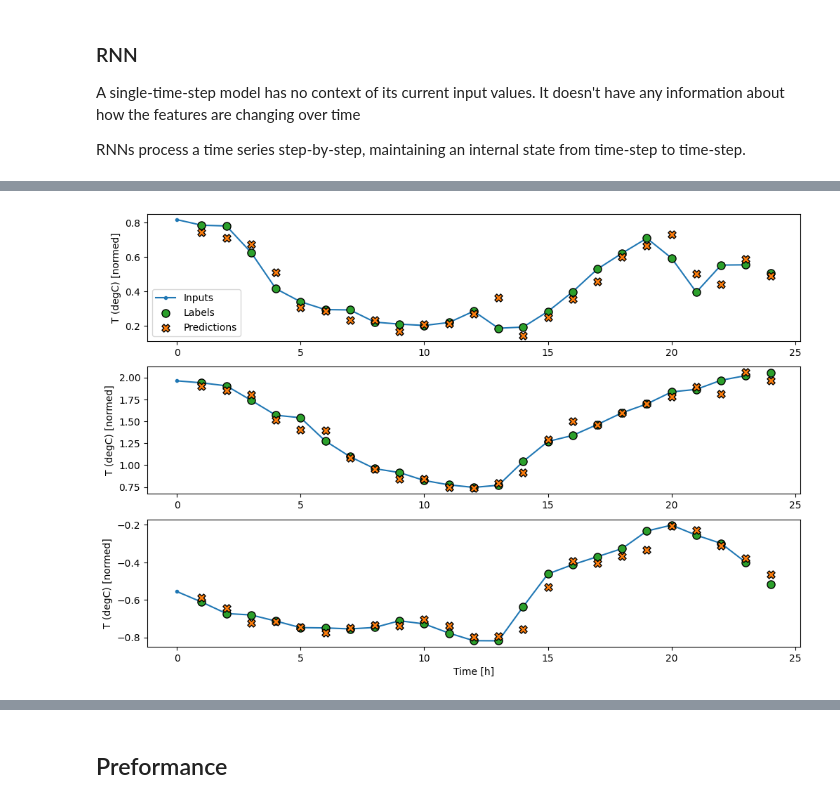
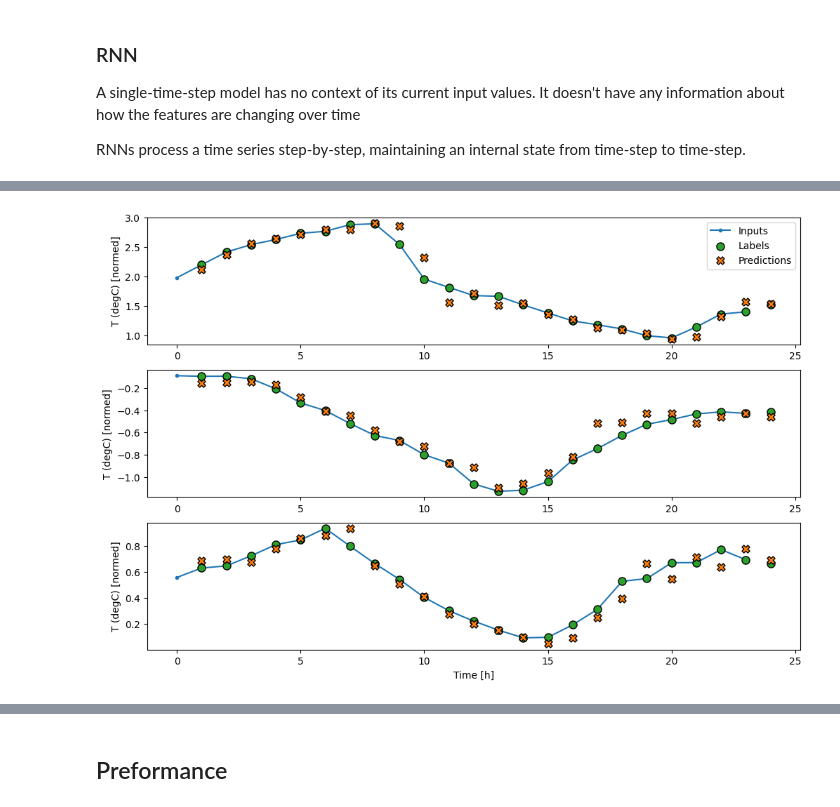
Before and after one commit to charlesaraya/deep-learning-notebooks, a Jupyter notebook: Forecasting/Weather_Forecasting.ipynb, the cells around one changed output, grey strips where cells are left out. Cells and saved outputs as stored; diff of their text form; code cells hidden in the pictures.

```diff
--- a/Forecasting/Weather_Forecasting.ipynb
+++ b/Forecasting/Weather_Forecasting.ipynb
@@ -370,5 +324,5 @@ Labels shape: (3, 24, 19)
 # %%
-def plot(x_data, y_data, predictions=None, col_name=None, col_index=None, y_index=None, x_indices=None, y_indices=None, max_subplots=3):
+def plot(self, x_data, y_data, predictions=None, col_name=None, col_index=None, y_index=None, x_indices=None, y_indices=None, max_subplots=3):
 
     plt.figure(figsize=(12, 8))
 
@@ -390,4 +344,4 @@ def plot(x_data, y_data, predictions=None, col_name=None, col_index=None, y_inde
 
     plt.xlabel('Time [h]')
 
-    return None
+DataManager.plot = plot
@@ -393,0 +352,11 @@ def plot(x_data, y_data, predictions=None, col_name=None, col_index=None, y_inde
+# %%
+dm = DataManager(
+    x_size = 7,
+    y_size = 3,
+    window_offset = 3,
+    train_data = df_train,
+    val_data = df_val,
+    test_data = df_test,
+    y_columns = ['T (degC)'],
+)
+dm
@@ -564,6 +519,9 @@ Model: "linear_model"
 # %%
-epochs = 20
+EPOCHS = 20
 
+linear_model = tf.keras.Sequential([
+    tf.keras.layers.Dense(1),
+])
 linear_model.compile(
     optimizer = tf.keras.optimizers.Adam(),
     loss = tf.keras.losses.MeanSquaredError(),
@@ -572,14 +530,15 @@ linear_model.compile(
 
 history = linear_model.fit(
     single_step_wider.train,
-    epochs = epochs,
+    epochs = EPOCHS,
     validation_data = single_step_wider.val,
     callbacks = [
         tf.keras.callbacks.EarlyStopping(monitor='val_loss', patience=2, mode='min')
     ]
 )
 
+train_performance['Linear'] = linear_model.evaluate(single_step_wider.train, return_dict=True)
 val_performance['Linear'] = linear_model.evaluate(single_step_wider.val, return_dict=True)
-performance['Linear'] = linear_model.evaluate(single_step_wider.test, return_dict=True)
+test_performance['Linear'] = linear_model.evaluate(single_step_wider.test, return_dict=True)
 # %% [output]
 Epoch 1/20
@@ -712,8 +645,6 @@ LSTM_model = tf.keras.Sequential([
     tf.keras.layers.LSTM(32, return_sequences=True),
     tf.keras.layers.Dense(1),
 ])
-
-epochs = 20
 
 LSTM_model.compile(
     optimizer = tf.keras.optimizers.Adam(),
@@ -723,14 +654,15 @@ LSTM_model.compile(
 
 history = LSTM_model.fit(
     single_step_wider.train,
-    epochs = epochs,
+    epochs = EPOCHS,
     validation_data = single_step_wider.val,
     callbacks = [
         tf.keras.callbacks.EarlyStopping(monitor='val_loss', patience=2, mode='min')
     ]
 )
 
+train_performance['LSTM'] = LSTM_model.evaluate(single_step_wider.train, return_dict=True)
 val_performance['LSTM'] = LSTM_model.evaluate(single_step_wider.val, return_dict=True)
-performance['LSTM'] = LSTM_model.evaluate(single_step_wider.test, return_dict=True)
+test_performance['LSTM'] = LSTM_model.evaluate(single_step_wider.test, return_dict=True)
 # %% [output]
 Epoch 1/20
@@ -750,13 +687,13 @@ Epoch 6/20
 # %%
-plot(
-    x_data,
-    y_data,
-    predictions = LSTM_model(x_data),
+dm.plot(
+    x_test_data,
+    y_test_data,
+    predictions = LSTM_model(x_test_data),
     col_name = 'T (degC)',
     col_index = 1,
     y_index = 0,
     x_indices = x_indices,
     y_indices = y_indices,
 )
 # %% [output]
-[figure, old version]
+[figure, new version]
```
Also changed, not shown: parts of 60 cells of this notebook.
